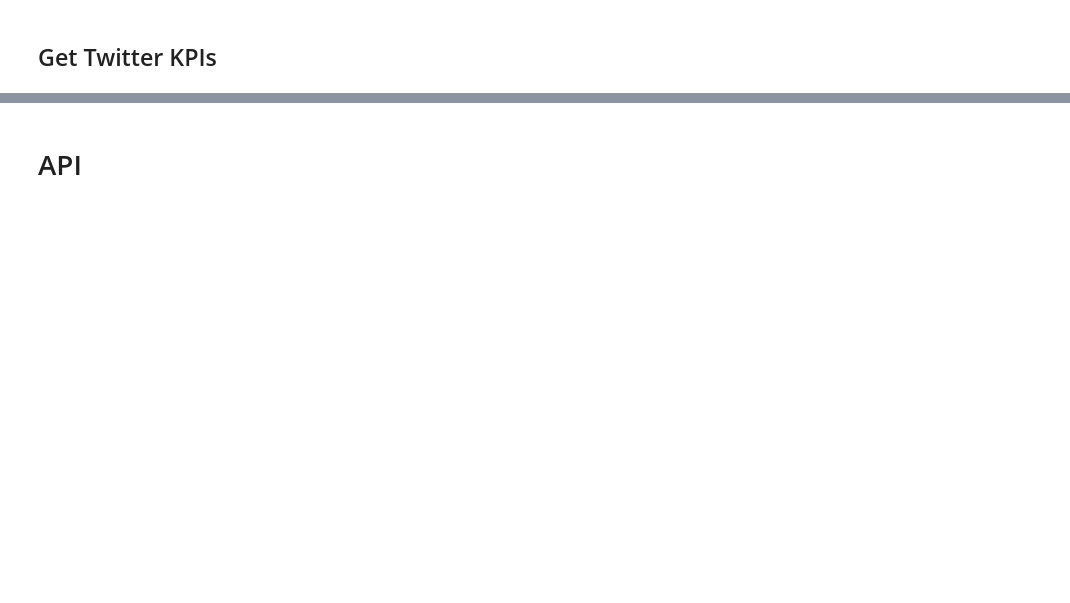
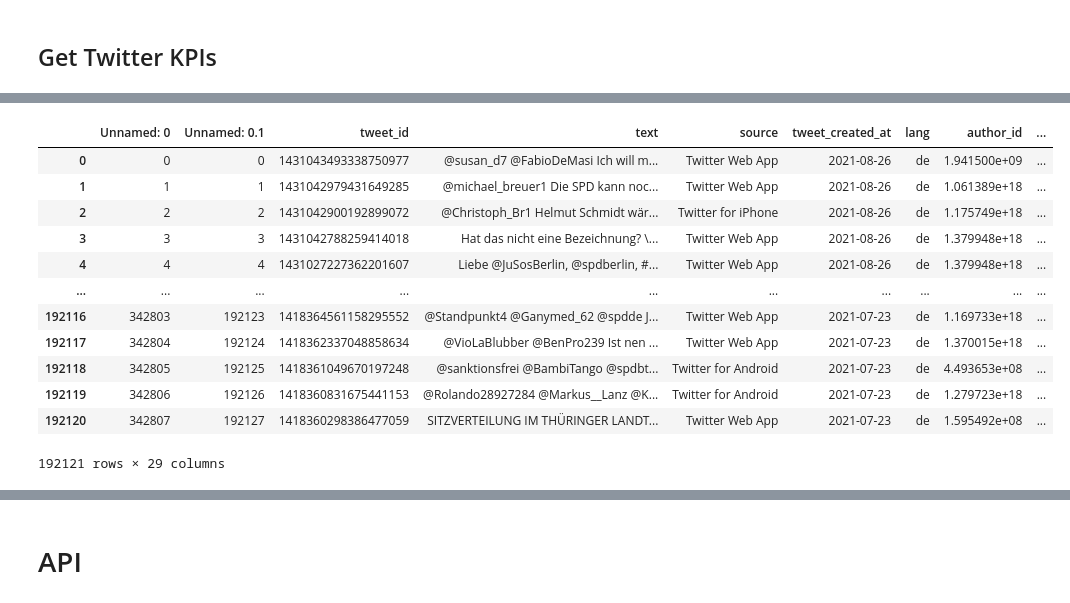
Before and after one commit to NicolasBuehringer/project_delphi, a Jupyter notebook: notebooks/04philipp/Philipp_twitter_api_function.ipynb, the cells around one changed output, grey strips where cells are left out. Cells and saved outputs as stored; diff of their text form; code cells hidden in the pictures; blank space fills up the shorter version.

```diff
--- a/notebooks/04philipp/Philipp_twitter_api_function.ipynb
+++ b/notebooks/04philipp/Philipp_twitter_api_function.ipynb
@@ -61,2 +40,0 @@ pos = test[test["sentiment"]=="positive"].reset_index()
-# %%
-pd.set_option('display.max_colwidth', None)
@@ -173,0 +132,16 @@ TypeError: bar() missing 1 required positional argument: 'height'
+# %%
+pd.read_csv("../../raw_data/test.csv")
+# %% [output]
+|  | Unnamed: 0 | Unnamed: 0.1 | tweet_id | text | source | tweet_created_at | lang | author_id | ... |
+| 0 | 0 | 0 | 1431043493338750977 | @susan_d7 @FabioDeMasi Ich will m... | Twitter Web App | 2021-08-26 | de | 1.941500e+09 | ... |
+| 1 | 1 | 1 | 1431042979431649285 | @michael_breuer1 Die SPD kann noc... | Twitter Web App | 2021-08-26 | de | 1.061389e+18 | ... |
+| 2 | 2 | 2 | 1431042900192899072 | @Christoph_Br1 Helmut Schmidt wär... | Twitter for iPhone | 2021-08-26 | de | 1.175749e+18 | ... |
+| 3 | 3 | 3 | 1431042788259414018 | Hat das nicht eine Bezeichnung? \... | Twitter Web App | 2021-08-26 | de | 1.379948e+18 | ... |
+| 4 | 4 | 4 | 1431027227362201607 | Liebe @JuSosBerlin, @spdberlin, #... | Twitter Web App | 2021-08-26 | de | 1.379948e+18 | ... |
+| ... | ... | ... | ... | ... | ... | ... | ... | ... | ... |
+| 192116 | 342803 | 192123 | 1418364561158295552 | @Standpunkt4 @Ganymed_62 @spdde J... | Twitter Web App | 2021-07-23 | de | 1.169733e+18 | ... |
+| 192117 | 342804 | 192124 | 1418362337048858634 | @VioLaBlubber @BenPro239 Ist nen ... | Twitter Web App | 2021-07-23 | de | 1.370015e+18 | ... |
+| 192118 | 342805 | 192125 | 1418361049670197248 | @sanktionsfrei @BambiTango @spdbt... | Twitter for Android | 2021-07-23 | de | 4.493653e+08 | ... |
+| 192119 | 342806 | 192126 | 1418360831675441153 | @Rolando28927284 @Markus__Lanz @K... | Twitter for Android | 2021-07-23 | de | 1.279723e+18 | ... |
+| 192120 | 342807 | 192127 | 1418360298386477059 | SITZVERTEILUNG IM THÜRINGER LANDT... | Twitter Web App | 2021-07-23 | de | 1.595492e+08 | ... |
+192121 rows × 29 columns
```
Also changed, not shown: parts of 64 cells of this notebook, 2 other files.
